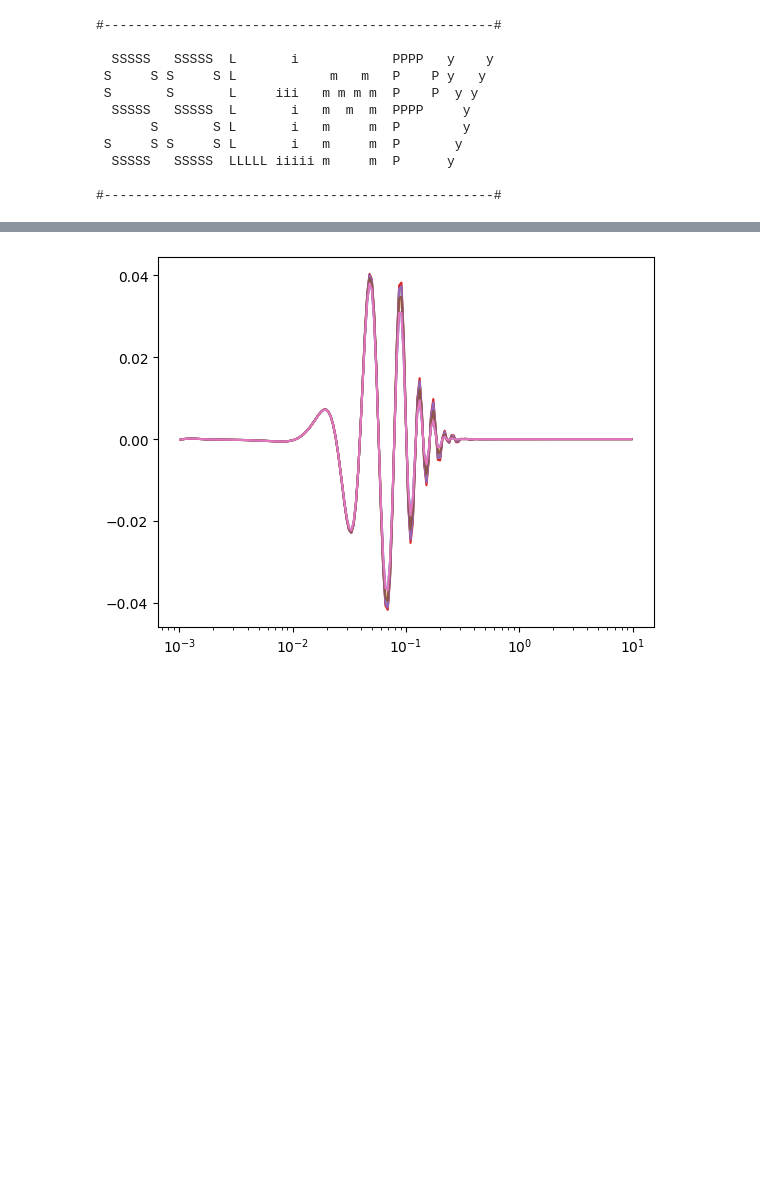
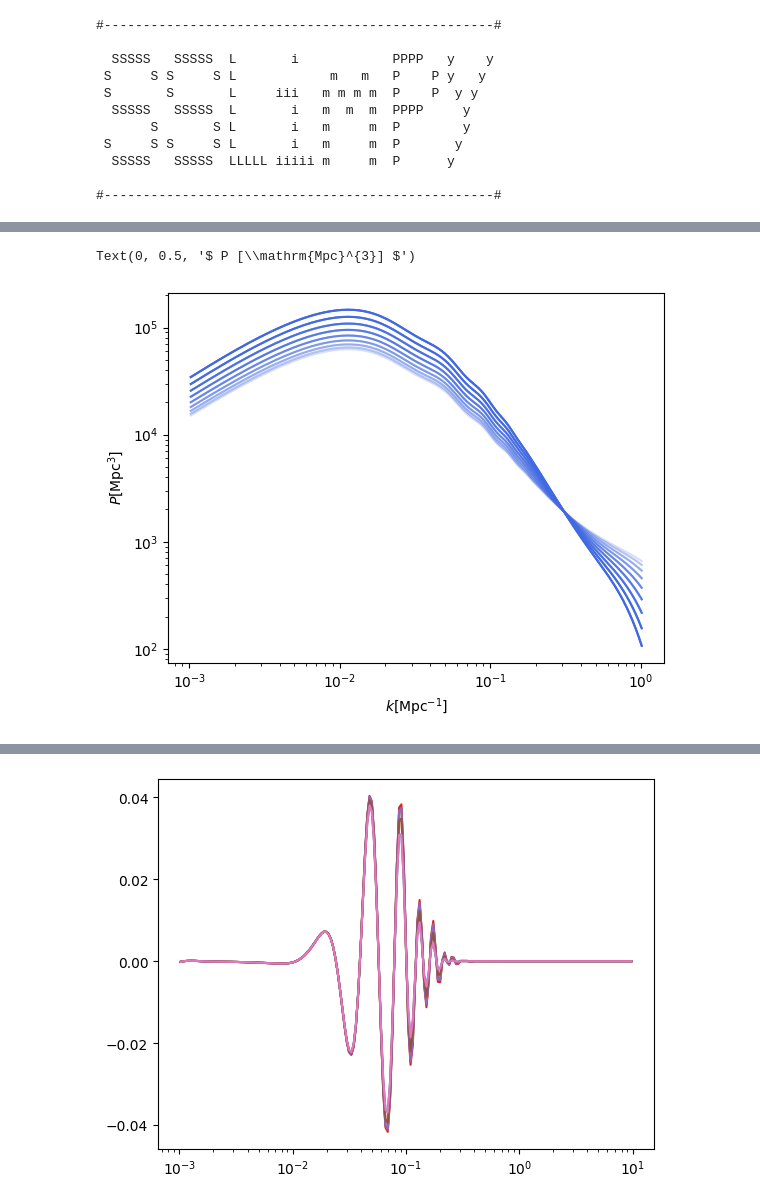
Before and after one commit to Sefa76/SSLimPy, a Jupyter notebook: SSLimPy.ipynb, the cells around one changed output, grey strips where cells are left out. Saved outputs shown, nothing was run; the diff lists cells and outputs as text; code cells hidden in the pictures; blank space fills up the shorter version.

```diff
--- a/SSLimPy.ipynb
+++ b/SSLimPy.ipynb
@@ -71,0 +61,9 @@ plt.loglog(pobs.k,np.squeeze(pobs.Pk_obs[:,::16,:])/np.squeeze(pobs.Pk_obs[:,62,
+# %%
+Pk = pobs.Pk_Obs
+for i in index:
+    plt.loglog(q[:150],Pk[:150,i*7,0], c="RoyalBlue", alpha=np.abs(mu[i*7]))
+plt.xlabel(r"$ k [\mathrm{Mpc}^{-1}] $")
+plt.ylabel(r"$ P [\mathrm{Mpc}^{3}] $")
+# %% [output]
+Text(0, 0.5, '$ P [\\mathrm{Mpc}^{3}] $')
+[figure, added]
```
Also changed, not shown: parts of 37 cells of this notebook, 1 other file.
